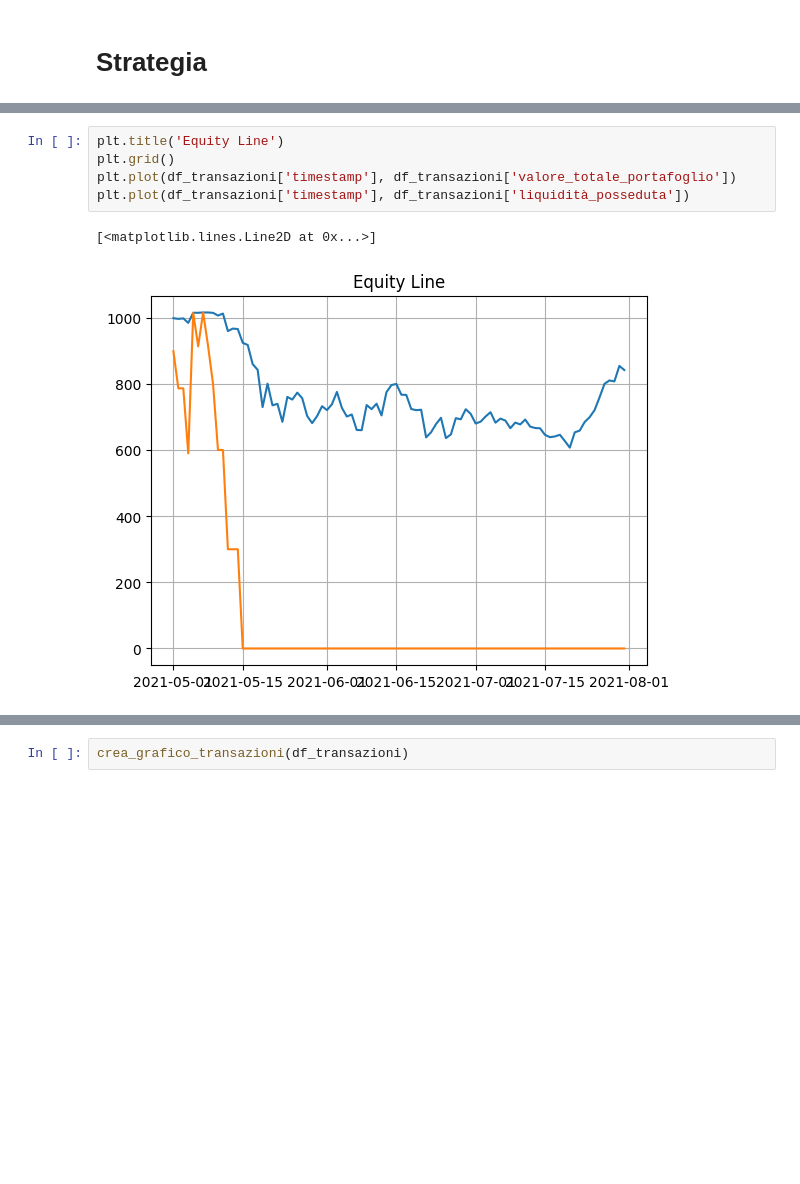
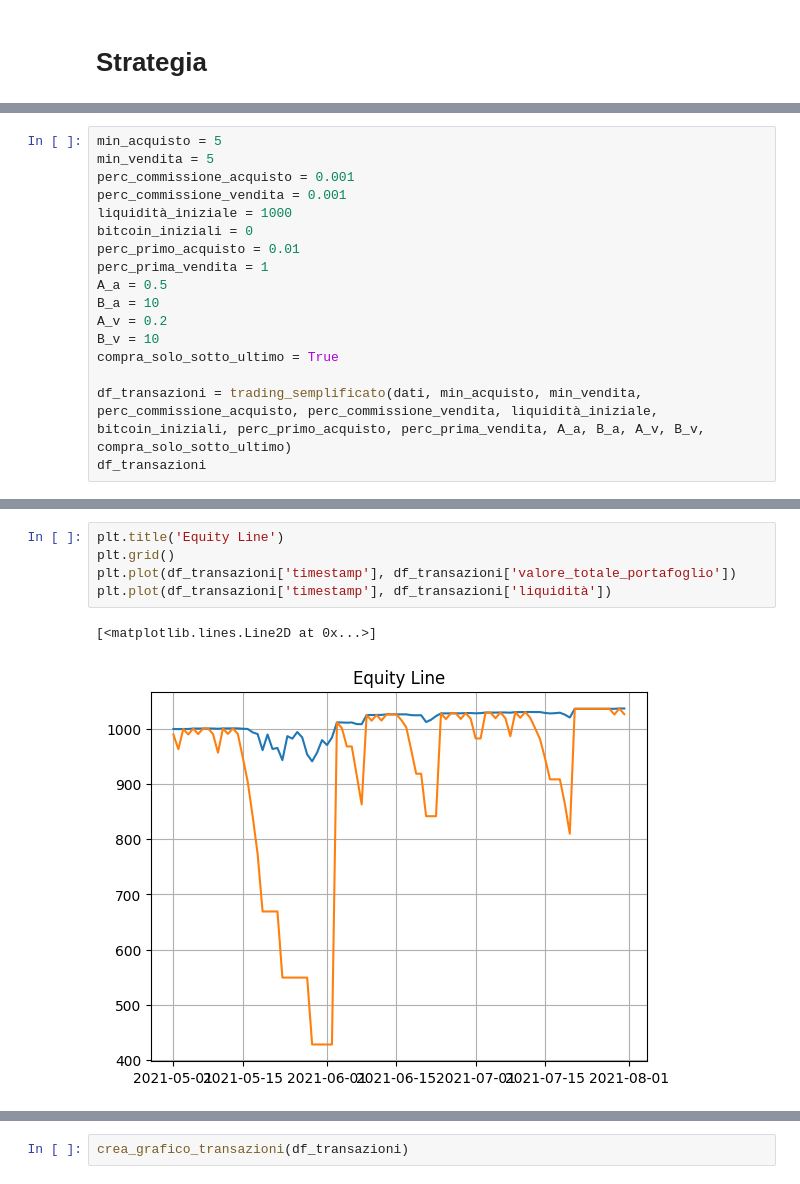
Before and after one commit to AleImbri/Crypto-strategies-simulations, a Jupyter notebook: Trading semplificato.ipynb, the cells around one changed output, grey strips where cells are left out. Saved outputs shown, nothing was run; the diff lists cells and outputs as text; blank space fills up the shorter version.

Commit message:
Aggiornato e corretto Trading semplificato

```diff
--- a/Trading semplificato.ipynb
+++ b/Trading semplificato.ipynb
@@ -208,0 +224,17 @@ df_transazioni
+# %%
+min_acquisto = 5
+min_vendita = 5
+perc_commissione_acquisto = 0.001
+perc_commissione_vendita = 0.001
+liquidità_iniziale = 1000
+bitcoin_iniziali = 0
+perc_primo_acquisto = 0.01
+perc_prima_vendita = 1
+A_a = 0.5
+B_a = 10
+A_v = 0.2
+B_v = 10
+compra_solo_sotto_ultimo = True
+
+df_transazioni = trading_semplificato(dati, min_acquisto, min_vendita, perc_commissione_acquisto, perc_commissione_vendita, liquidità_iniziale, bitcoin_iniziali, perc_primo_acquisto, perc_prima_vendita, A_a, B_a, A_v, B_v, compra_solo_sotto_ultimo)
+df_transazioni
@@ -213,11 +279,11 @@ np.float64(0.8430678046767849)
 # %%
 plt.title('Equity Line')
 plt.grid()
 plt.plot(df_transazioni['timestamp'], df_transazioni['valore_totale_portafoglio'])
-plt.plot(df_transazioni['timestamp'], df_transazioni['liquidità_posseduta'])
+plt.plot(df_transazioni['timestamp'], df_transazioni['liquidità'])
 # %% [output]
 [<matplotlib.lines.Line2D at 0x...>]
-[figure, old version]
+[figure, new version]
 # %%
 # Funzione per creare il grafico delle transazioni
 def crea_grafico_transazioni(df_transazioni):
```
Also changed, not shown: parts of 7 cells of this notebook.
